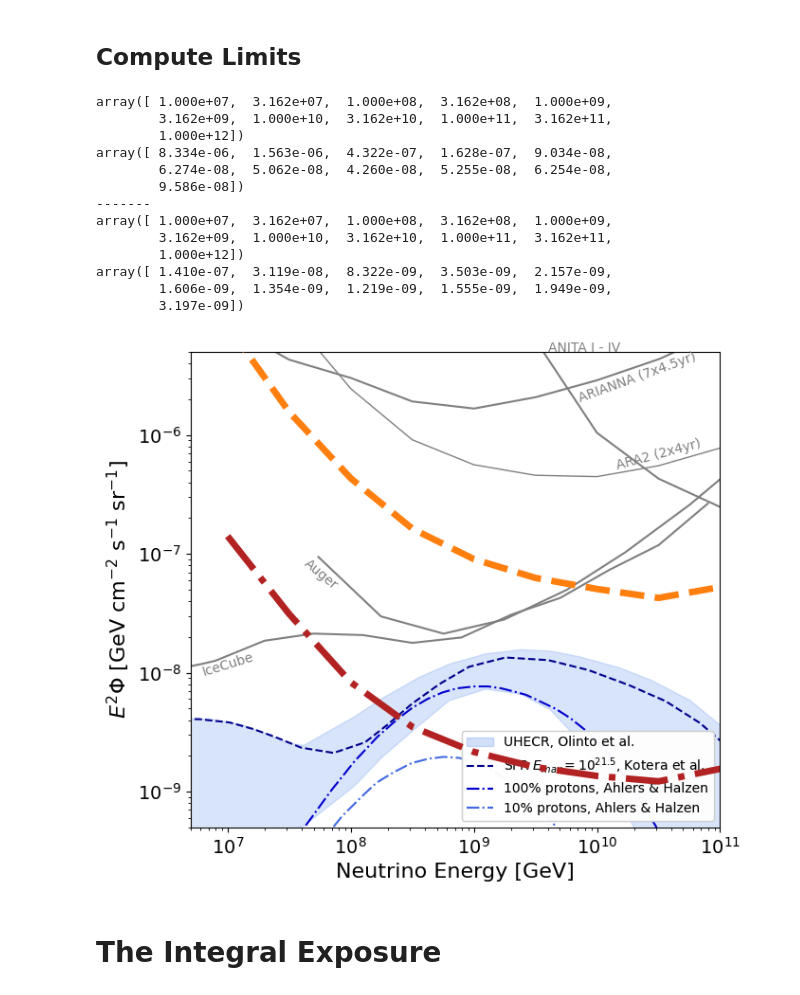
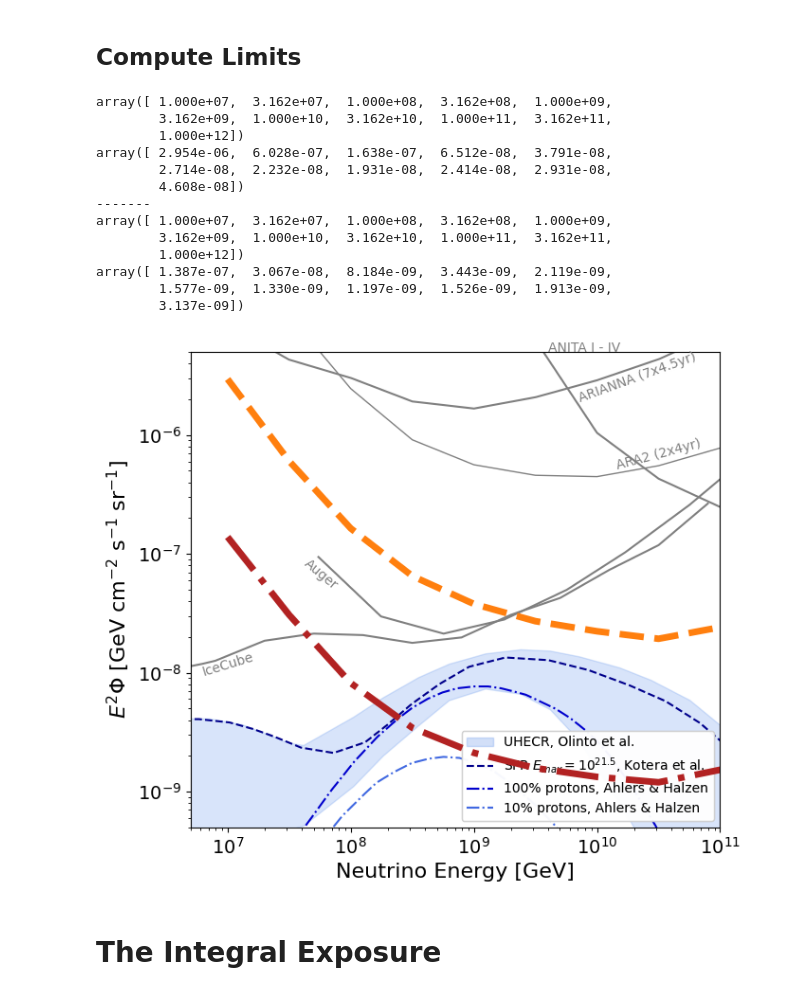
Before and after one commit to clark2668/rnog_plots, a Jupyter notebook: 2025-nsf-proposal/computing_stuff/compute_quantities.ipynb, the cells around one changed output. Drawn from its saved outputs; the diff is of its cells as text; code cells hidden in the pictures.

```diff
--- a/2025-nsf-proposal/computing_stuff/compute_quantities.ipynb
+++ b/2025-nsf-proposal/computing_stuff/compute_quantities.ipynb
@@ -100,9 +100,11 @@ Text(0, 0.5, 'Integrated Livetime / years')
 # exposure_2031 = (existing_livetime * veff_hilo) + (more_pa_2031 * veff_pa_25sig) + (more_didaq_2031 * veff_didaq_2sig)
 
 more_pa_2040 = integral_livetime_pa[2040]
+more_pa_2027 = integral_livetime_pa[2027]
 more_didaq_2040 = integral_livetime_didaq[2040]
 
 exposure_today = (hilo_livetime * veff_hilo) + (pa_livetime * veff_pa)
+exposure_2027 = exposure_today + (more_pa_2027 * veff_pa)
 exposure_2040 = exposure_today + (more_pa_2040 * veff_pa) + (more_didaq_2040 * veff_didaq)
 
 figure = LimitFigure(e_power=2, xlims=(5e6, 1e11), ylims=(0.5e-9, 0.5e-5), font_size=16, tick_size=14)
@@ -112,45 +114,45 @@ figure.build_base_plot('rnog_proposal')
 ##### on disk
 #####
 energies, limits = figure.add_limit(name='RNOG', energies=energies,
-    veffs=exposure_today, stations=1, years=1, sup=1,
-    color='C1',linestyle='--', label='RNO-G on-disk')
+    veffs=exposure_2027, stations=1, years=1, sup=1,
+    color='C1',linestyle='--', label='RNO-G 2027')
 
 energies = np.asarray(energies)
 limits = np.asarray(limits)
 print(repr(energies))
 print(repr(limits))
 print('-------')
 
 
 #####
 ##### by 2040
 #####
 
 energies, limits = figure.add_limit(name='RNOG', energies=energies,
     veffs=exposure_2040, stations=1, years=1, sup=1,
     color='firebrick',linestyle='-.', label='RNO-G 2040')
 
 energies = np.asarray(energies)
 limits = np.asarray(limits)
 print(repr(energies))
 print(repr(limits))
 
 figure.show(legend_size=10, save_name='limit_E2FE.png',dpi=300)
 # %% [output]
 array([ 1.000e+07,  3.162e+07,  1.000e+08,  3.162e+08,  1.000e+09,
         3.162e+09,  1.000e+10,  3.162e+10,  1.000e+11,  3.162e+11,
         1.000e+12])
-array([ 8.334e-06,  1.563e-06,  4.322e-07,  1.628e-07,  9.034e-08,
-        6.274e-08,  5.062e-08,  4.260e-08,  5.255e-08,  6.254e-08,
-        9.586e-08])
+array([ 2.954e-06,  6.028e-07,  1.638e-07,  6.512e-08,  3.791e-08,
+        2.714e-08,  2.232e-08,  1.931e-08,  2.414e-08,  2.931e-08,
+        4.608e-08])
 -------
 array([ 1.000e+07,  3.162e+07,  1.000e+08,  3.162e+08,  1.000e+09,
         3.162e+09,  1.000e+10,  3.162e+10,  1.000e+11,  3.162e+11,
         1.000e+12])
-array([ 1.410e-07,  3.119e-08,  8.322e-09,  3.503e-09,  2.157e-09,
-        1.606e-09,  1.354e-09,  1.219e-09,  1.555e-09,  1.949e-09,
-        3.197e-09])
+array([ 1.387e-07,  3.067e-08,  8.184e-09,  3.443e-09,  2.119e-09,
+        1.577e-09,  1.330e-09,  1.197e-09,  1.526e-09,  1.913e-09,
+        3.137e-09])
-[figure, old version]
+[figure, new version]
 # %% [markdown]
 # The Integral Exposure
 # %%
```
Also changed, not shown: parts of 1 cell of this notebook, 1 other file.
